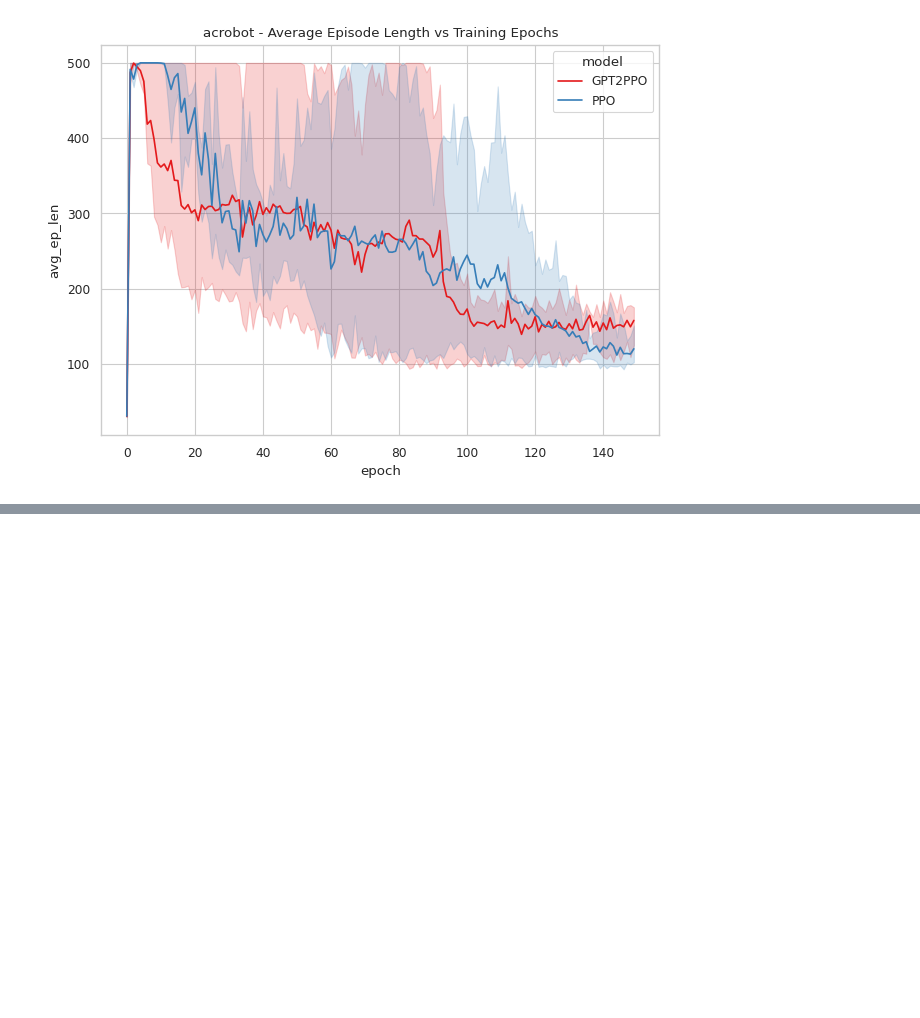
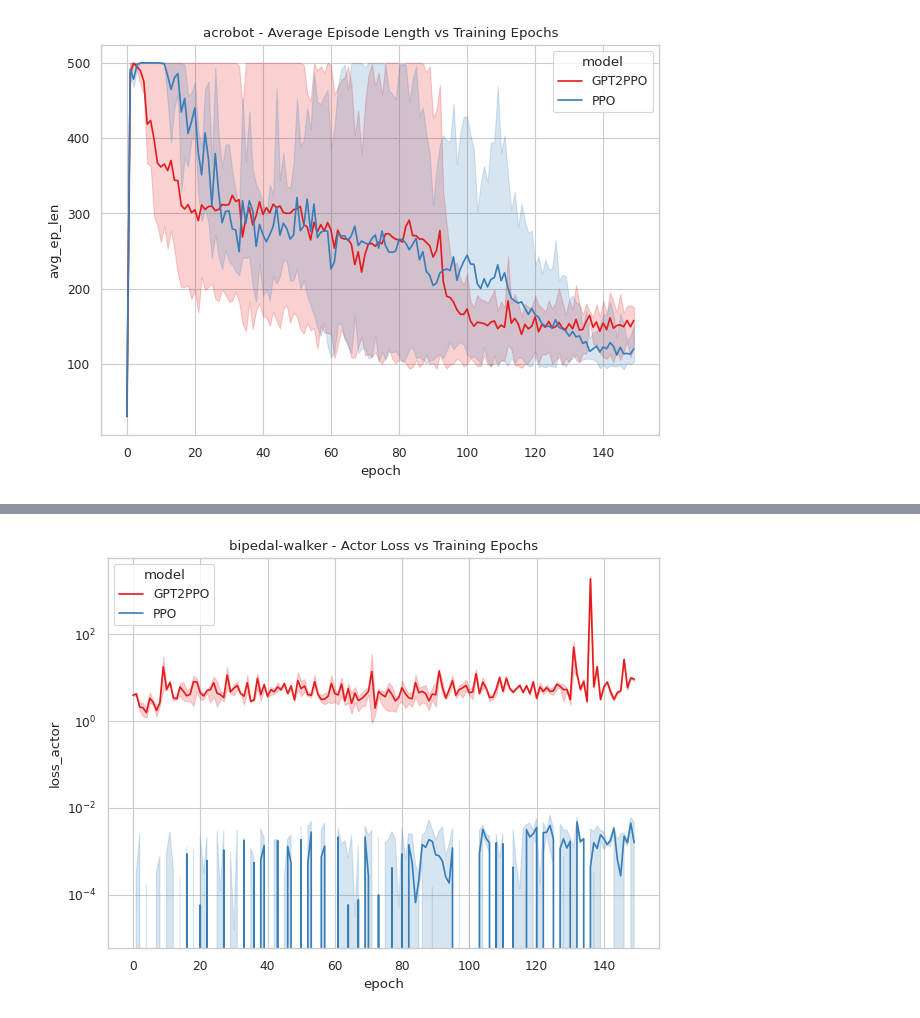
Before and after one commit to andreicozma1/ECE517-Final-Project, a Jupyter notebook: plots/wandb_plots.ipynb, the cells around one changed output, grey strips where cells are left out. Saved outputs shown, nothing was run; the diff lists cells and outputs as text; code cells hidden in the pictures; blank space fills up the shorter version.

```diff
--- a/plots/wandb_plots.ipynb
+++ b/plots/wandb_plots.ipynb
@@ -151,0 +177,5 @@ plt.show()
+# %%
+plot_data(model_df, 'loss_actor', title=f"{project} - Actor Loss vs Training Epochs", y_log_scale=True)
+plt.show()
+# %% [output]
+[figure, added]
```
Also changed, not shown: parts of 7 cells of this notebook, 5 other files.
